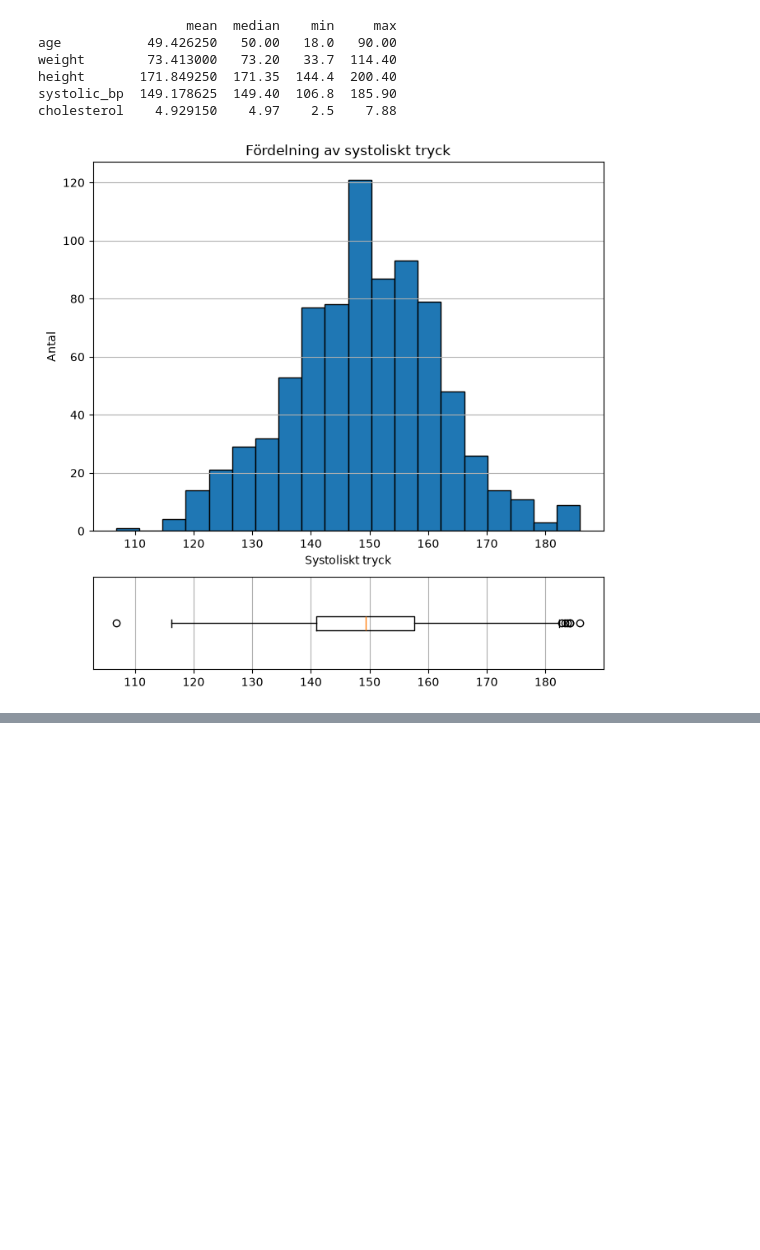
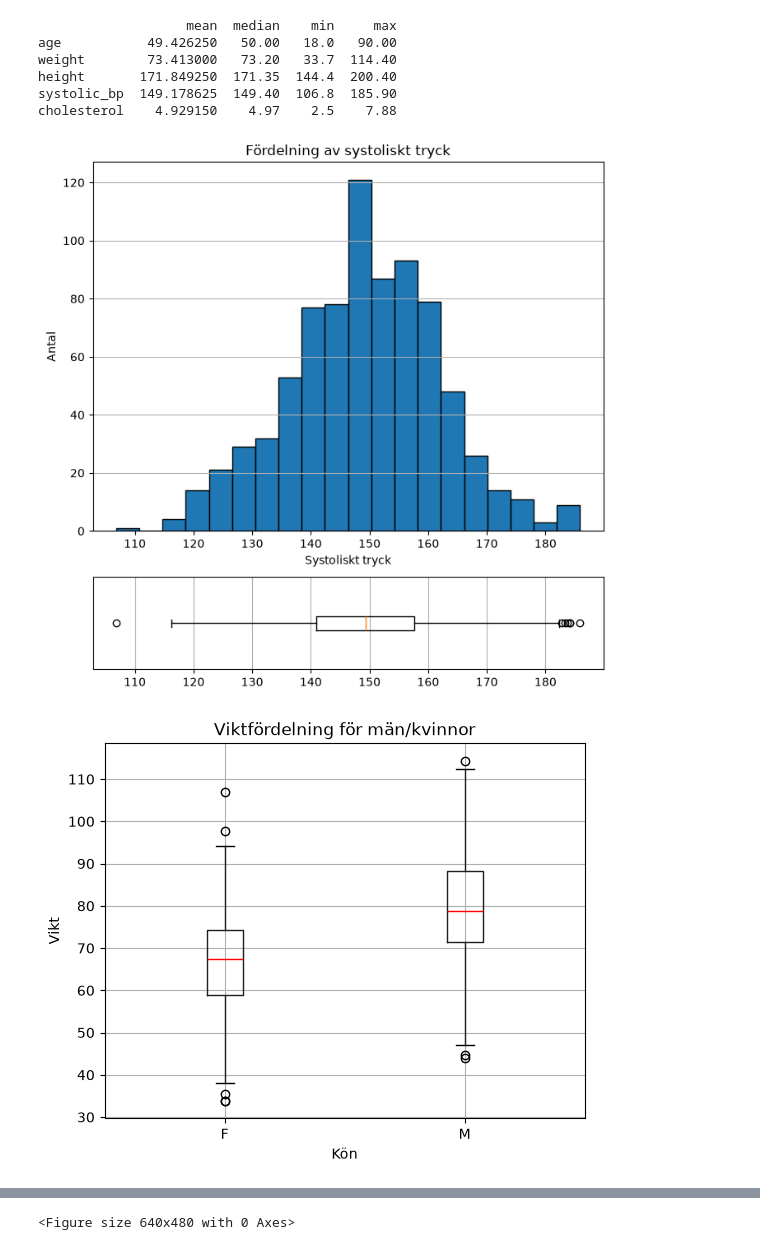
Before and after one commit to ylvahultman/Progr-stat-dataanalys-ind, a Jupyter notebook: halsostudie.ipynb, the cells around one changed output, grey strips where cells are left out. Drawn from its saved outputs; the diff is of its cells as text; code cells hidden in the pictures; blank space fills up the shorter version.

```diff
--- a/halsostudie.ipynb
+++ b/halsostudie.ipynb
@@ -44,16 +44,90 @@ cholesterol    4.929150    4.97    2.5    7.88
 # %%
 # Histogram + boxplot över systoliskt tryck:
 
 fig, (ax_hist, ax_box) = plt.subplots(2, 1, figsize=(8, 8), gridspec_kw={"height_ratios":[4,1]})
 
 ax_hist.hist(df["systolic_bp"], bins=20, edgecolor="black")
 ax_hist.set_title("Fördelning av systoliskt tryck")
 ax_hist.set_xlabel("Systoliskt tryck")
 ax_hist.set_ylabel("Antal")
 ax_hist.grid(axis="y")
 
 ax_box.boxplot(df["systolic_bp"], orientation="horizontal")
 ax_box.set_yticks([])
 ax_box.grid(axis="x")
+
+# Boxplot över viktfördelning inom grupperna män/kvinnor:
+
+fig, ax = plt.subplots(figsize=(6, 5))
+df.boxplot(column="weight", by="sex", medianprops={'color': 'red', 'linewidth': 1}, ax=ax)
+ax.set_title("Viktfördelning för män/kvinnor")
+ax.set_xlabel("Kön")
+ax.set_ylabel("Vikt")
+plt.suptitle("")
+
+# Stapeldiagram över rökvanor, uppdelat på män/kvinnor (%):
+
+count_smokers = df.groupby(["sex", "smoker"]).size().unstack()
+perc_smokers = count_smokers.div(count_smokers.sum(axis=1), axis=0) * 100
+
+perc_smokers.plot(kind="bar", stacked=True, figsize=(8,5))
+plt.xlabel("Kön")
+plt.ylabel("Andel (%)")
+plt.title("Fördelning av rökvanor per kön (%)")
+plt.xticks(rotation=0)
+plt.show()
+
+plt.tight_layout()
+
+# Stapeldiagram över antalet rökare fördelat på kön:
+
+count_smokers.plot(kind="bar", stacked=True, figsize=(4, 3))
+plt.xlabel("Kön")
+plt.ylabel("Antal")
+plt.title("Fördelning av rökvanor per kön (antal)")
+plt.xticks(rotation=0)
+plt.legend([])
+plt.show()
+
+
+# Fördelning av sjuka/icke sjuka baserat på ålder:
+
+# Åldersgruppering
+bins = [18, 30, 40, 50, 60, 70, 80, 90, 100]
+labels = ["18-29", "30-39", "40-49", "50-59",
+          "60-69", "70-79", "80-89", "90-99"]
+
+df["age_group"] = pd.cut(
+    df["age"],
+    bins=bins,
+    labels=labels,
+    right=False
+)
+
+# Räknar ut antal i varje kombination av åldersgrupp-sjukdom
+count = (
+    df.groupby(["age_group", "disease"])
+      .size()
+      .unstack(fill_value=0)
+)
+
+# Omvandlar till procent inom varje åldersgrupp
+perc = count.div(count.sum(axis=1), axis=0) * 100
+
+perc.plot(
+    kind="bar",
+    stacked=True,
+    figsize=(10, 6),
+    color=["lightgray", "firebrick"]
+)
+
+plt.xlabel("Åldersgrupp")
+plt.ylabel("Andel (%)")
+plt.title("Andel med sjukdom per åldersgrupp")
+plt.xticks(rotation=0)
+plt.legend(["Ingen sjukdom", "Sjukdom"], loc="lower left")
+plt.tight_layout()
+plt.show()
 # %% [output]
 [figure]
+[figure, added]
@@ -59,0 +135 @@ ax_box.grid(axis="x")
+<Figure size 640x480 with 0 Axes>
```
Also changed, not shown: parts of 11 cells of this notebook, 1 other file.
